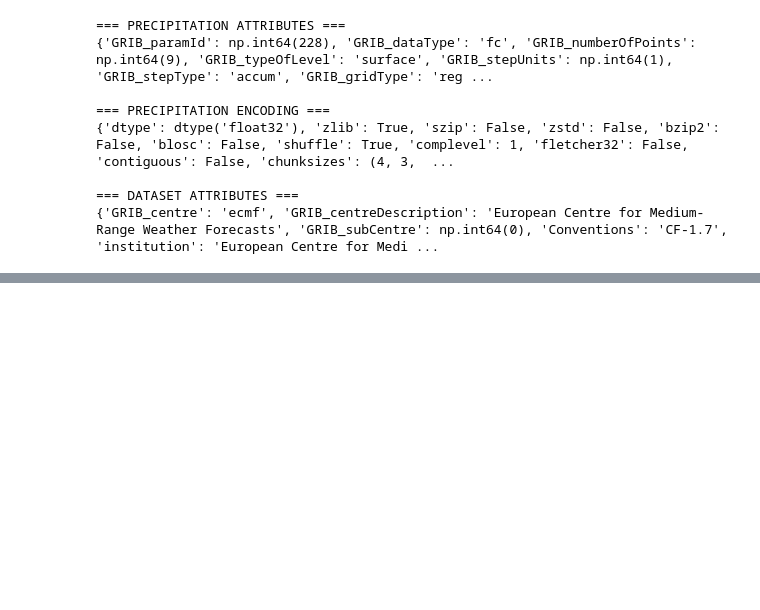
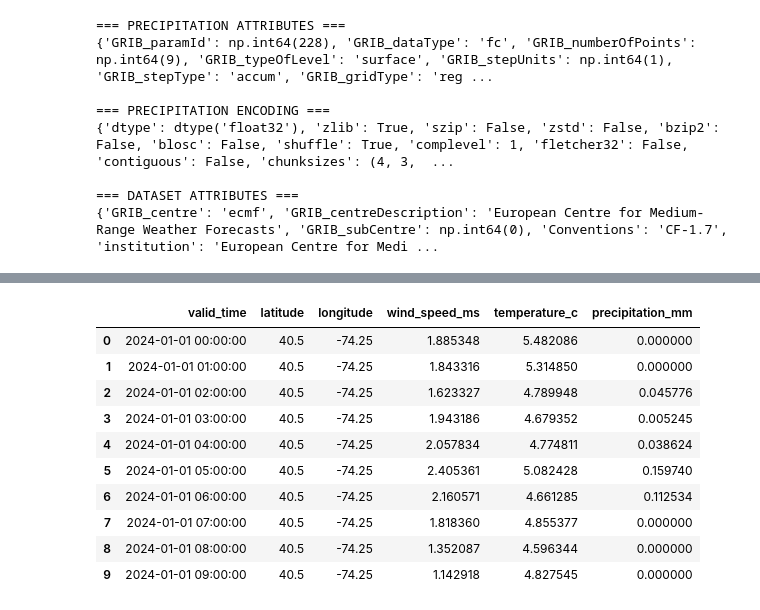
Before and after one commit to Suprabhat4970/MarineGuard-AI, a Jupyter notebook: ml/Weather_Forecasting_Model.ipynb, the cells around one changed output, grey strips where cells are left out. Cells and saved outputs as stored; diff of their text form; code cells hidden in the pictures; blank space fills up the shorter version.

Commit message:
Continue Model 2 weather data pipeline

```diff
--- a/ml/Weather_Forecasting_Model.ipynb
+++ b/ml/Weather_Forecasting_Model.ipynb
@@ -815,0 +1029,14 @@ print(accum_ds.attrs)
+# %%
+weather_test = pd.DataFrame({
+    "valid_time": instant_hourly["valid_time"].values,
+    "latitude": instant_hourly["latitude"].values[0],
+    "longitude": instant_hourly["longitude"].values[0],
+
+    "u10": instant_hourly["u10"].values[:, 0, 0],
+    "v10": instant_hourly["v10"].values[:, 0, 0],
+    "temperature_k": instant_hourly["t2m"].values[:, 0, 0],
+
+    "precipitation_m": accum_hourly["tp"].values[:, 0, 0]
+})
+
+weather_test.head()
@@ -815,0 +1050,13 @@ print(accum_ds.attrs)
+# %%
+weather_test["wind_speed_ms"] = np.sqrt(
+    weather_test["u10"]**2 +
+    weather_test["v10"]**2
+)
+
+weather_test["temperature_c"] = (
+    weather_test["temperature_k"] - 273.15
+)
+
+weather_test["precipitation_mm"] = (
+    weather_test["precipitation_m"] * 1000
+)
@@ -815,0 +1124,25 @@ print(accum_ds.attrs)
+# %%
+weather_clean = weather_test[
+    [
+        "valid_time",
+        "latitude",
+        "longitude",
+        "wind_speed_ms",
+        "temperature_c",
+        "precipitation_mm"
+    ]
+].copy()
+
+weather_clean.head(10)
+# %% [output]
+|  | valid_time | latitude | longitude | wind_speed_ms | temperature_c | precipitation_mm |
+| 0 | 2024-01-01 00:00:00 | 40.5 | -74.25 | 1.885348 | 5.482086 | 0.000000 |
+| 1 | 2024-01-01 01:00:00 | 40.5 | -74.25 | 1.843316 | 5.314850 | 0.000000 |
+| 2 | 2024-01-01 02:00:00 | 40.5 | -74.25 | 1.623327 | 4.789948 | 0.045776 |
+| 3 | 2024-01-01 03:00:00 | 40.5 | -74.25 | 1.943186 | 4.679352 | 0.005245 |
+| 4 | 2024-01-01 04:00:00 | 40.5 | -74.25 | 2.057834 | 4.774811 | 0.038624 |
+| 5 | 2024-01-01 05:00:00 | 40.5 | -74.25 | 2.405361 | 5.082428 | 0.159740 |
+| 6 | 2024-01-01 06:00:00 | 40.5 | -74.25 | 2.160571 | 4.661285 | 0.112534 |
+| 7 | 2024-01-01 07:00:00 | 40.5 | -74.25 | 1.818360 | 4.855377 | 0.000000 |
+| 8 | 2024-01-01 08:00:00 | 40.5 | -74.25 | 1.352087 | 4.596344 | 0.000000 |
+| 9 | 2024-01-01 09:00:00 | 40.5 | -74.25 | 1.142918 | 4.827545 | 0.000000 |
```
Also changed, not shown: parts of 13 cells of this notebook, 1 other file.
